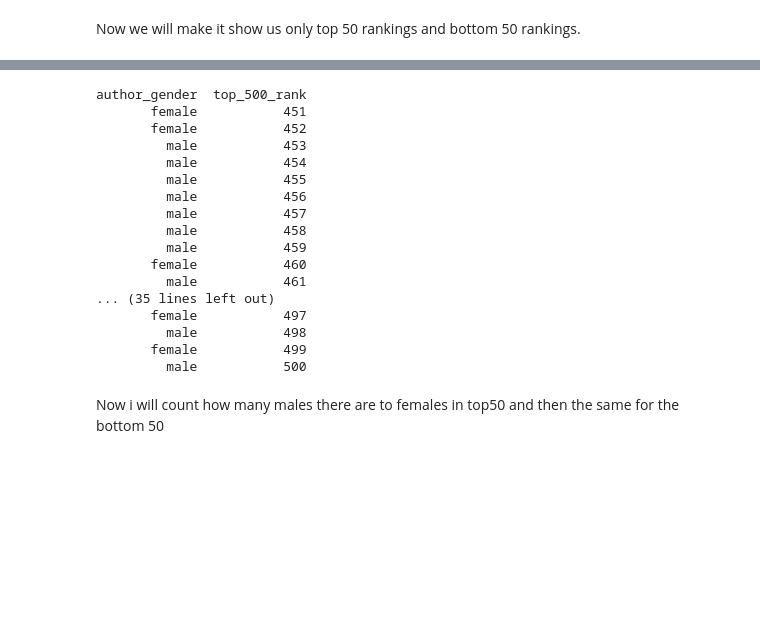
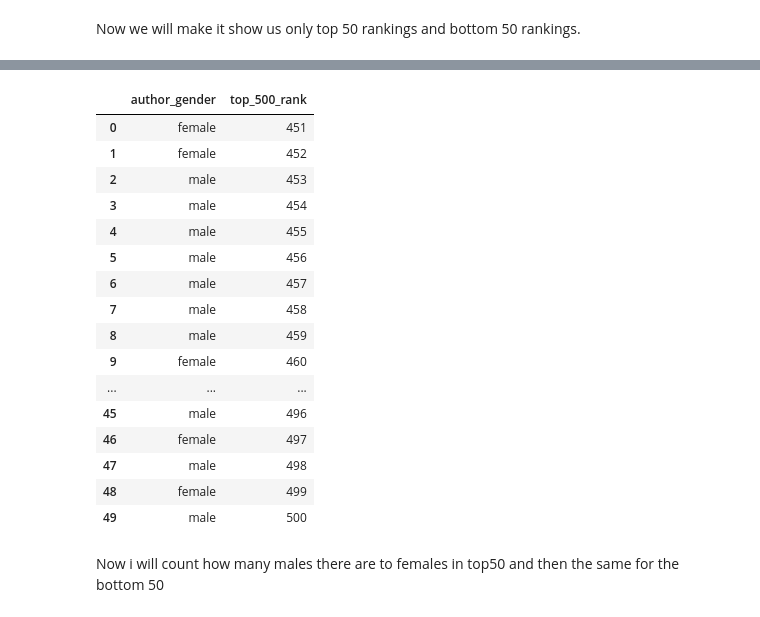
Before and after one commit to ahmadsawwan/ahmadsawwan-is310-coding-assignments, a Jupyter notebook: pandas-eda/ExaminingGenderBias.ipynb, the cells around one changed output, grey strips where cells are left out. Cells and saved outputs as stored; diff of their text form; code cells hidden in the pictures; blank space fills up the shorter version.

```diff
--- a/pandas-eda/ExaminingGenderBias.ipynb
+++ b/pandas-eda/ExaminingGenderBias.ipynb
@@ -76,23 +76,23 @@ author_gender  top_500_rank
 # %%
-print(bot50.to_string(index=False))
+bot50
 # %% [output]
-author_gender  top_500_rank
-       female           451
-       female           452
-         male           453
-         male           454
-         male           455
-         male           456
-         male           457
-         male           458
-         male           459
-       female           460
-         male           461
-... (35 lines left out)
-       female           497
-         male           498
-       female           499
-         male           500
+|  | author_gender | top_500_rank |
+| 0 | female | 451 |
+| 1 | female | 452 |
+| 2 | male | 453 |
+| 3 | male | 454 |
+| 4 | male | 455 |
+| 5 | male | 456 |
+| 6 | male | 457 |
+| 7 | male | 458 |
+| 8 | male | 459 |
+| 9 | female | 460 |
+| ... | ... | ... |
+| 45 | male | 496 |
+| 46 | female | 497 |
+| 47 | male | 498 |
+| 48 | female | 499 |
+| 49 | male | 500 |
 # %% [markdown]
 Now i will count how many males there are to females in top50 and then the same for the bottom 50
 # %%
```
Also changed, not shown: parts of 6 cells of this notebook, 1 other file.
